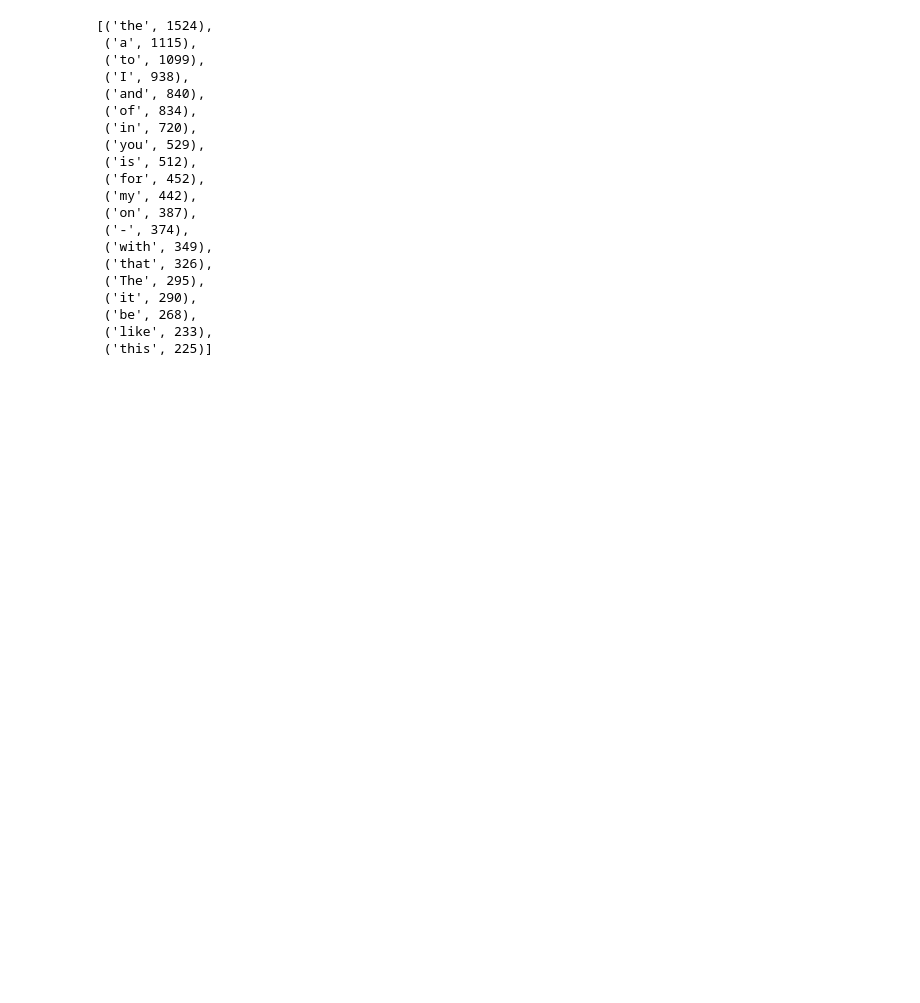
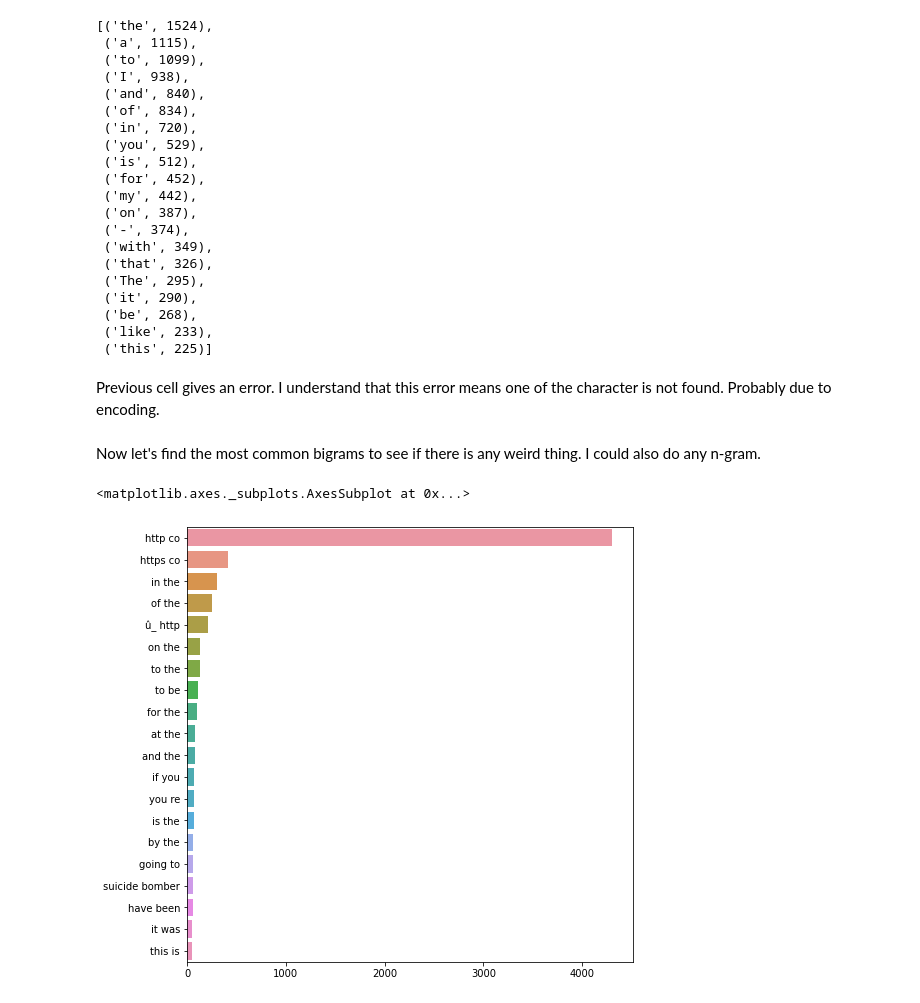
Before and after one commit to DrAlexSanz/Real-fake-tweets, a Jupyter notebook: Data_cleaning.ipynb, the cells around one changed output. Cells and saved outputs as stored; diff of their text form; code cells hidden in the pictures; blank space fills up the shorter version.

```diff
--- a/Data_cleaning.ipynb
+++ b/Data_cleaning.ipynb
@@ -370,3 +374,6 @@ x = []
 y = []
 
 for word, count in common:
+    if word not in stop: #Don't count stopwords
+        x.append(word)
+        y.append(count)
@@ -372,0 +387,28 @@ for word, count in common:
+# %% [markdown]
+Previous cell gives an error. I understand that this error means one of the character is not found. Probably due to encoding.
+# %% [markdown]
+Now let's find the most common bigrams to see if there is any weird thing. I could also do any n-gram.
+# %%
+def get_top_ngrams(corpus, n = None):
+    """Simply put, you get the corpus and find the bigrams.
+    Then sort and take top n"""
+
+    vec = CountVectorizer(ngram_range = (2, 2)).fit(corpus)
+    #See example: https://scikit-learn.org/stable/modules/generated/sklearn.feature_extraction.text.CountVectorizer.html
+
+    bag_of_words = vec.transform(corpus) # This is a sparse matrix
+    sum_words = bag_of_words.sum(axis = 0)
+    words_freq = [(word, sum_words[0, idx]) for word,idx in vec.vocabulary_.items()] # This gives the word frequency
+    words_freq = sorted(words_freq, key = lambda x: x[1], reverse = True)[:n]
+    return words_freq
+# %%
+top_n_bigrams = get_top_ngrams(train["text"], n = 20)
+
+x, y = map(list, zip(*top_n_bigrams))
+
+plt.figure(figsize = (8,8))
+
+sns.barplot(x = y, y = x)
+# %% [output]
+<matplotlib.axes._subplots.AxesSubplot at 0x...>
+[figure, added]
```
Also changed, not shown: parts of 12 cells of this notebook.
